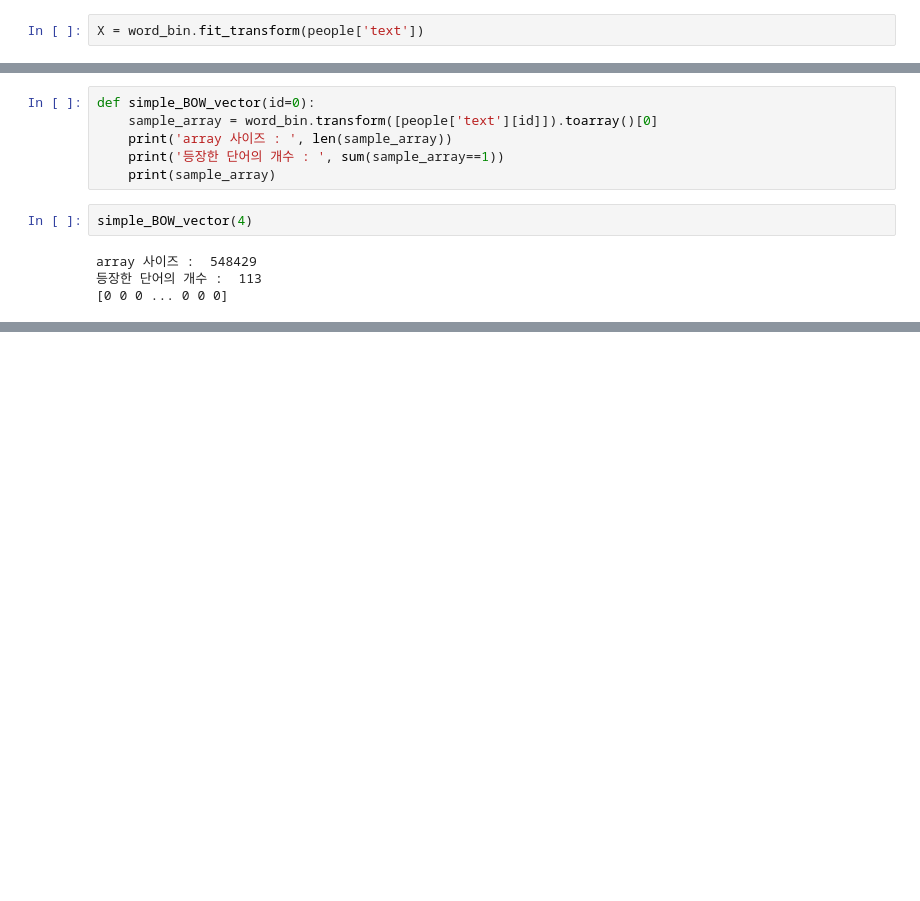
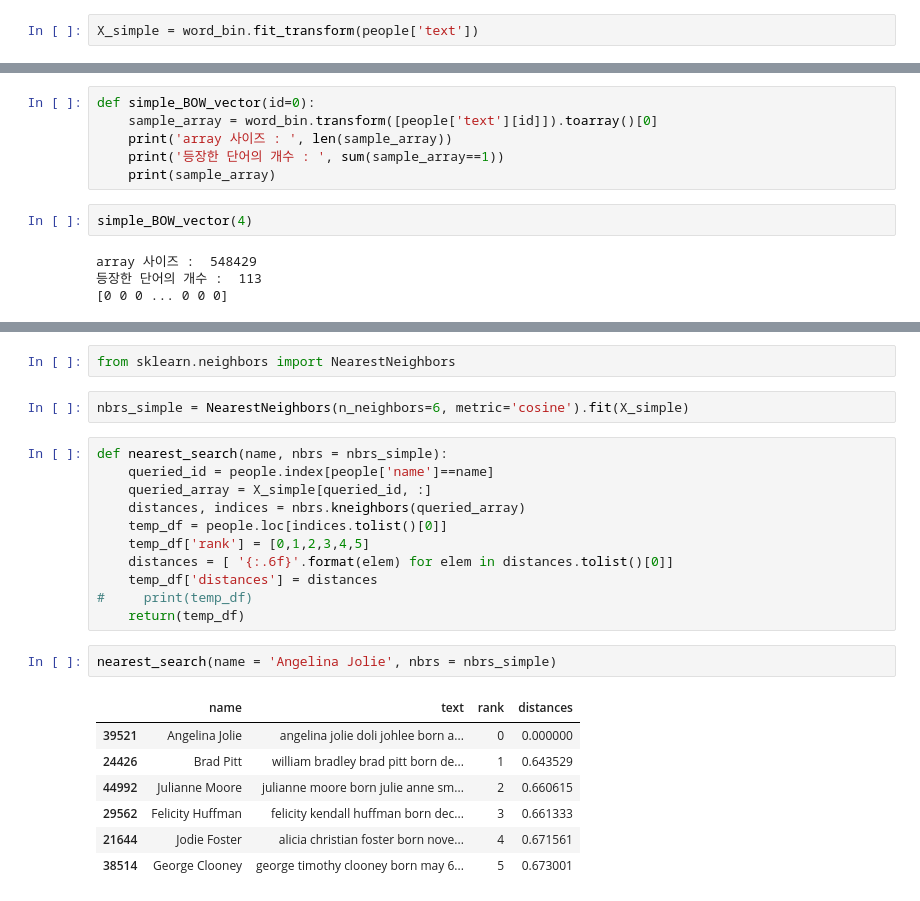
Before and after one commit to RayleighKim/M11_Intro_To_Unsuerpvised_Learning, a Jupyter notebook: 11_1_Intro_to_Unsupervised_Learning_I.ipynb, the cells around one changed output, grey strips where cells are left out. Saved outputs shown, nothing was run; the diff lists cells and outputs as text; blank space fills up the shorter version.

Commit message:
added simple bag of words

```diff
--- a/11_1_Intro_to_Unsupervised_Learning_I.ipynb
+++ b/11_1_Intro_to_Unsupervised_Learning_I.ipynb
@@ -153,5 +149,5 @@ franz rottensteiner born in waidmannsfeld lower austria austria on 18 january 19
 # %%
 word_bin = text.CountVectorizer(binary = True)
 # %%
-X = word_bin.fit_transform(people['text'])
+X_simple = word_bin.fit_transform(people['text'])
 # %%
@@ -211,0 +225,25 @@ people.loc[0:1]
+# %%
+from sklearn.neighbors import NearestNeighbors
+# %%
+nbrs_simple = NearestNeighbors(n_neighbors=6, metric='cosine').fit(X_simple)
+# %%
+def nearest_search(name, nbrs = nbrs_simple):
+    queried_id = people.index[people['name']==name]
+    queried_array = X_simple[queried_id, :]
+    distances, indices = nbrs.kneighbors(queried_array)
+    temp_df = people.loc[indices.tolist()[0]]
+    temp_df['rank'] = [0,1,2,3,4,5]
+    distances = [ '{:.6f}'.format(elem) for elem in distances.tolist()[0]]
+    temp_df['distances'] = distances
+#     print(temp_df)
+    return(temp_df)
+# %%
+nearest_search(name = 'Angelina Jolie', nbrs = nbrs_simple)
+# %% [output]
+|  | name | text | rank | distances |
+| 39521 | Angelina Jolie | angelina jolie doli johlee born a... | 0 | 0.000000 |
+| 24426 | Brad Pitt | william bradley brad pitt born de... | 1 | 0.643529 |
+| 44992 | Julianne Moore | julianne moore born julie anne sm... | 2 | 0.660615 |
+| 29562 | Felicity Huffman | felicity kendall huffman born dec... | 3 | 0.661333 |
+| 21644 | Jodie Foster | alicia christian foster born nove... | 4 | 0.671561 |
+| 38514 | George Clooney | george timothy clooney born may 6... | 5 | 0.673001 |
```
Also changed, not shown: parts of 11 cells of this notebook.
